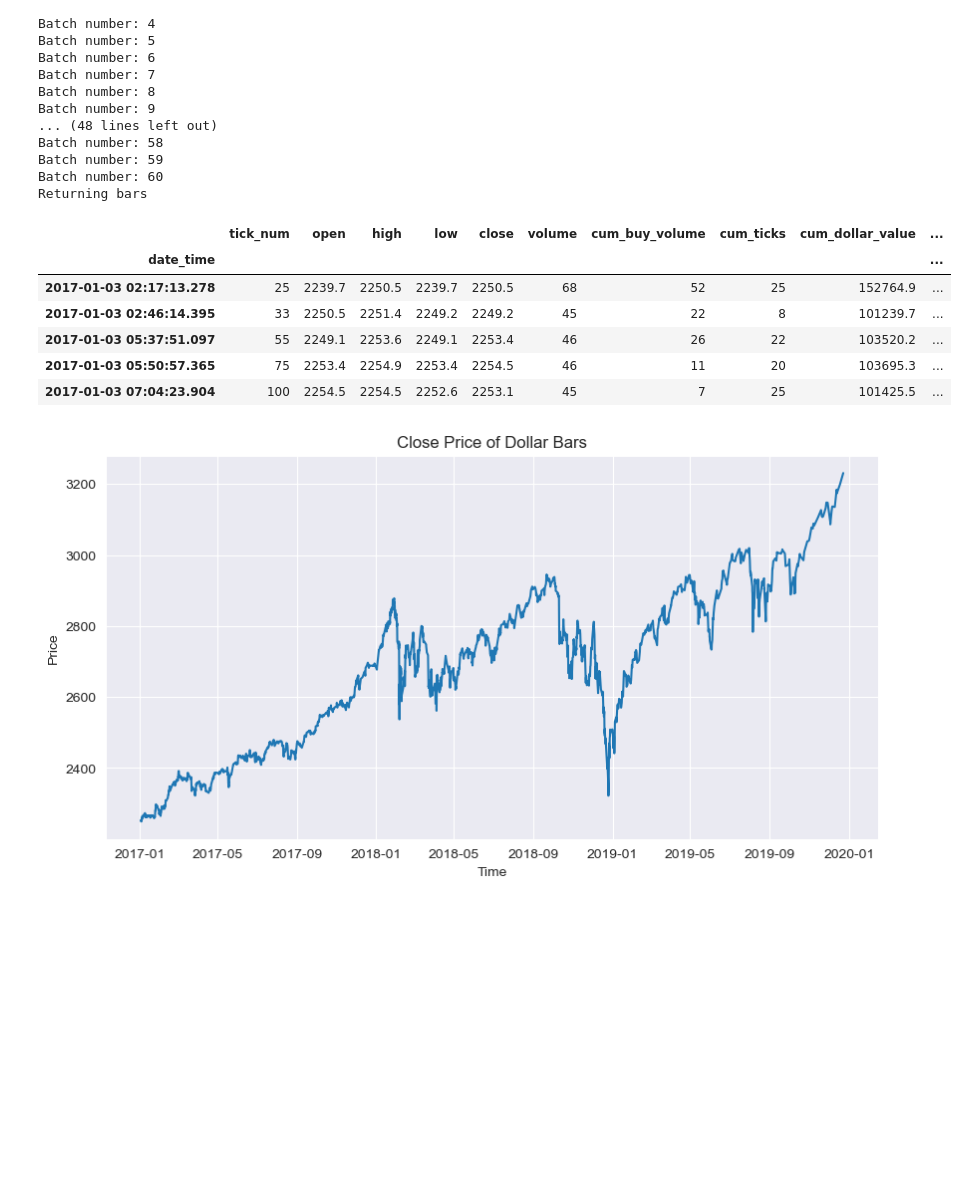
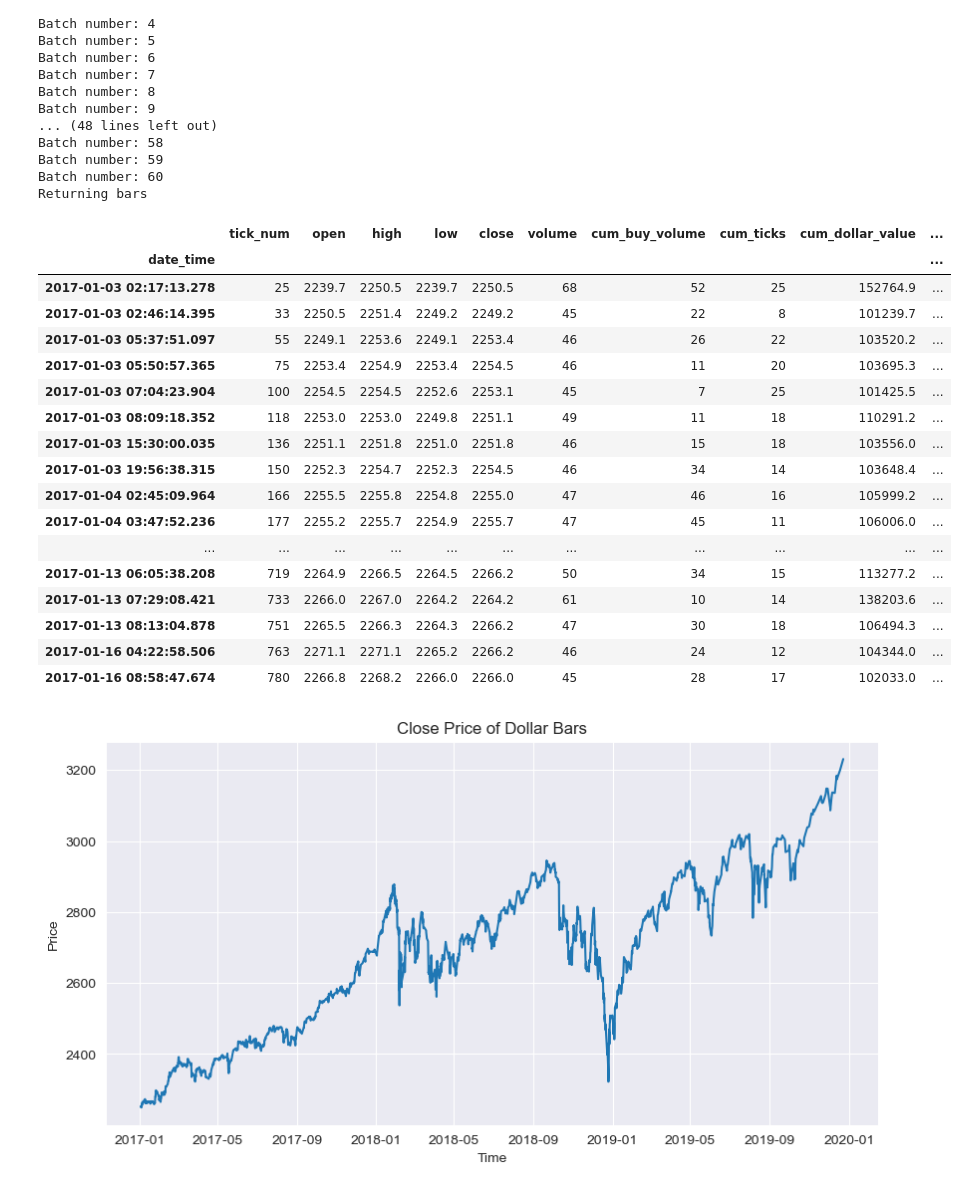
Before and after one commit to RazDwa1923/MFIN_Course, a Jupyter notebook: HW3/HW 3 Notebook.ipynb, the cells around one changed output. Cells and saved outputs as stored; diff of their text form; code cells hidden in the pictures; blank space fills up the shorter version.

```diff
--- a/HW3/HW 3 Notebook.ipynb
+++ b/HW3/HW 3 Notebook.ipynb
@@ -153,16 +153,27 @@ Returning bars
 # %%
 # confirm sampling
 # Confirm the dollar sampling
 dollar['value'] = dollar['close'] * dollar['volume']
-dollar.head()
+dollar.head(50)
 # %% [output]
 |  | tick_num | open | high | low | close | volume | cum_buy_volume | cum_ticks | cum_dollar_value | ... |
 | date_time |  |  |  |  |  |  |  |  |  | ... |
 | 2017-01-03 02:17:13.278 | 25 | 2239.7 | 2250.5 | 2239.7 | 2250.5 | 68 | 52 | 25 | 152764.9 | ... |
 | 2017-01-03 02:46:14.395 | 33 | 2250.5 | 2251.4 | 2249.2 | 2249.2 | 45 | 22 | 8 | 101239.7 | ... |
 | 2017-01-03 05:37:51.097 | 55 | 2249.1 | 2253.6 | 2249.1 | 2253.4 | 46 | 26 | 22 | 103520.2 | ... |
 | 2017-01-03 05:50:57.365 | 75 | 2253.4 | 2254.9 | 2253.4 | 2254.5 | 46 | 11 | 20 | 103695.3 | ... |
 | 2017-01-03 07:04:23.904 | 100 | 2254.5 | 2254.5 | 2252.6 | 2253.1 | 45 | 7 | 25 | 101425.5 | ... |
+| 2017-01-03 08:09:18.352 | 118 | 2253.0 | 2253.0 | 2249.8 | 2251.1 | 49 | 11 | 18 | 110291.2 | ... |
+| 2017-01-03 15:30:00.035 | 136 | 2251.1 | 2251.8 | 2251.0 | 2251.8 | 46 | 15 | 18 | 103556.0 | ... |
+| 2017-01-03 19:56:38.315 | 150 | 2252.3 | 2254.7 | 2252.3 | 2254.5 | 46 | 34 | 14 | 103648.4 | ... |
+| 2017-01-04 02:45:09.964 | 166 | 2255.5 | 2255.8 | 2254.8 | 2255.0 | 47 | 46 | 16 | 105999.2 | ... |
+| 2017-01-04 03:47:52.236 | 177 | 2255.2 | 2255.7 | 2254.9 | 2255.7 | 47 | 45 | 11 | 106006.0 | ... |
+| ... | ... | ... | ... | ... | ... | ... | ... | ... | ... | ... |
+| 2017-01-13 06:05:38.208 | 719 | 2264.9 | 2266.5 | 2264.5 | 2266.2 | 50 | 34 | 15 | 113277.2 | ... |
+| 2017-01-13 07:29:08.421 | 733 | 2266.0 | 2267.0 | 2264.2 | 2264.2 | 61 | 10 | 14 | 138203.6 | ... |
+| 2017-01-13 08:13:04.878 | 751 | 2265.5 | 2266.3 | 2264.3 | 2266.2 | 47 | 30 | 18 | 106494.3 | ... |
+| 2017-01-16 04:22:58.506 | 763 | 2271.1 | 2271.1 | 2265.2 | 2266.2 | 46 | 24 | 12 | 104344.0 | ... |
+| 2017-01-16 08:58:47.674 | 780 | 2266.8 | 2268.2 | 2266.0 | 2266.0 | 45 | 28 | 17 | 102033.0 | ... |
 # %%
 # plotting close price of dollar bars
 plt.figure(figsize=(10, 5))
```
Also changed, not shown: parts of 1 cell of this notebook.
